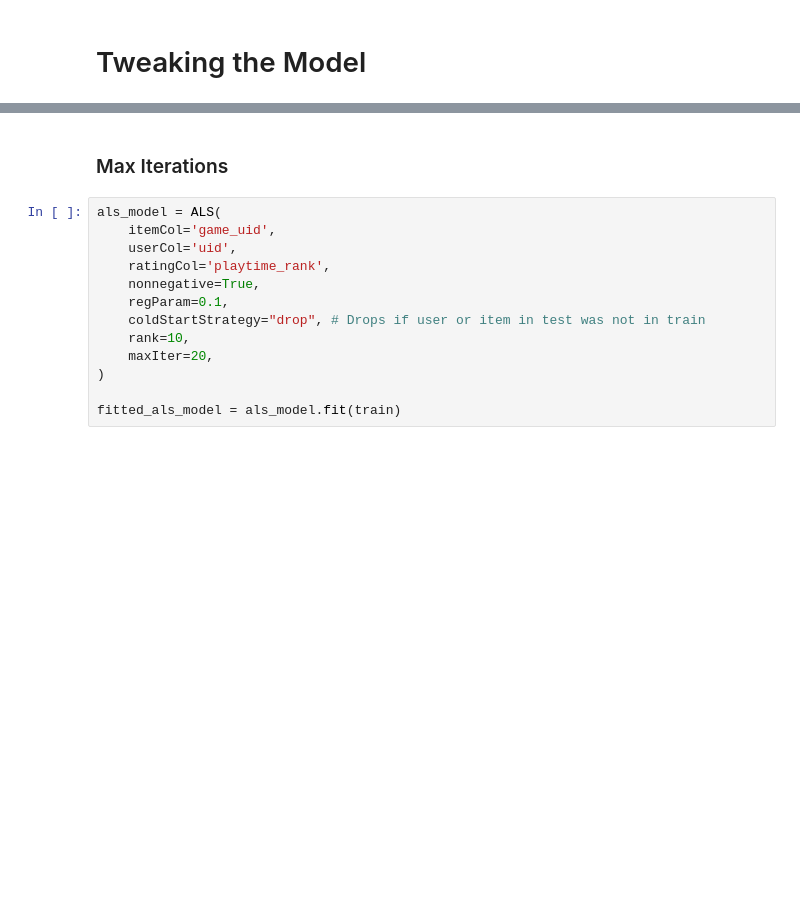
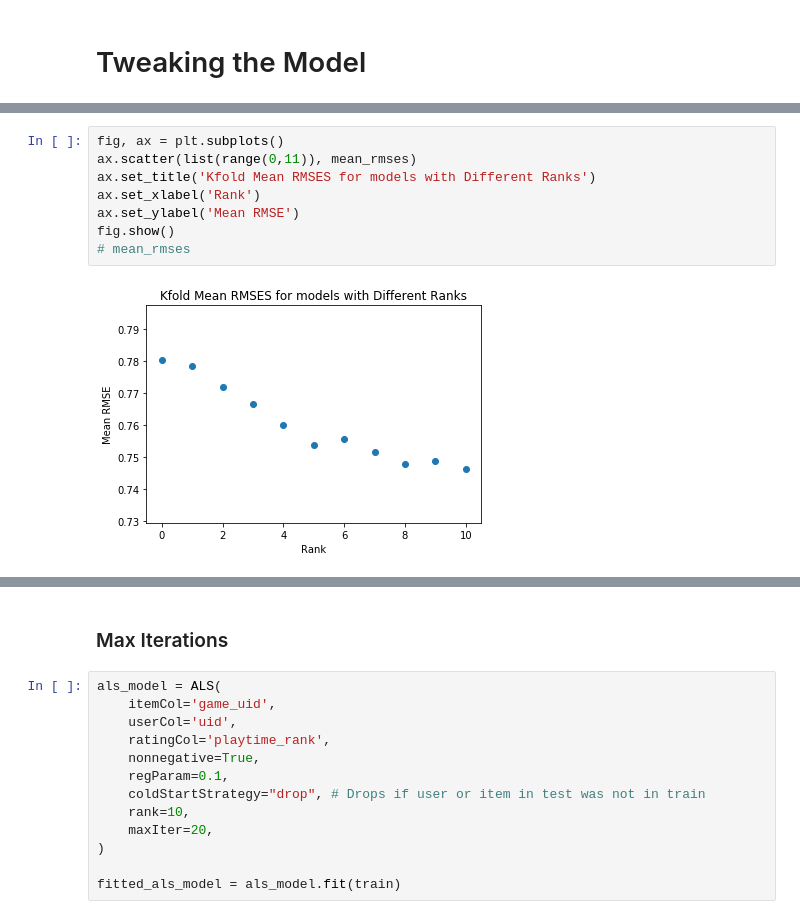
Before and after one commit to gitmbar2/game_recommender, a Jupyter notebook: notebooks/model_tweaking.ipynb, the cells around one changed output, grey strips where cells are left out. Drawn from its saved outputs; the diff is of its cells as text; blank space fills up the shorter version.

```diff
--- a/notebooks/model_tweaking.ipynb
+++ b/notebooks/model_tweaking.ipynb
@@ -44,0 +125,10 @@ IllegalArgumentException: "Error while instantiating 'org.apache.spark.sql.hive.
+# %%
+fig, ax = plt.subplots()
+ax.scatter(list(range(0,11)), mean_rmses)
+ax.set_title('Kfold Mean RMSES for models with Different Ranks')
+ax.set_xlabel('Rank')
+ax.set_ylabel('Mean RMSE')
+fig.show()
+# mean_rmses
+# %% [output]
+[figure, added]
```
Also changed, not shown: parts of 44 cells of this notebook, 45 other files.
